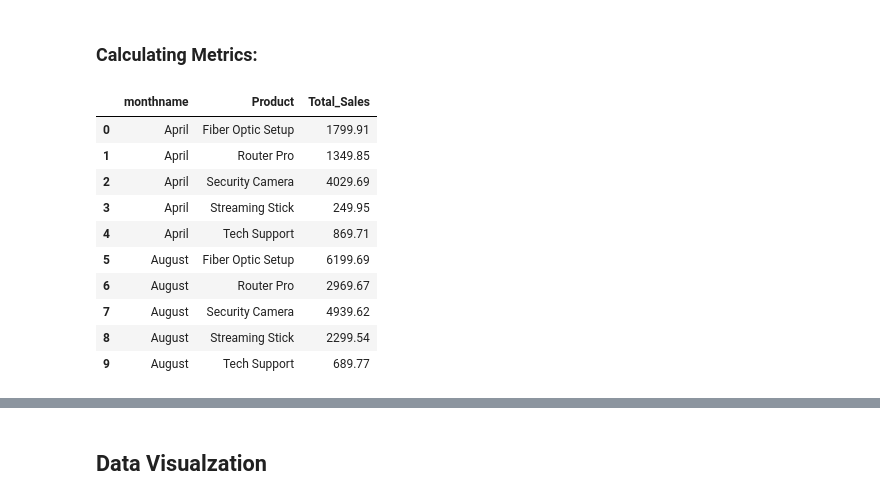
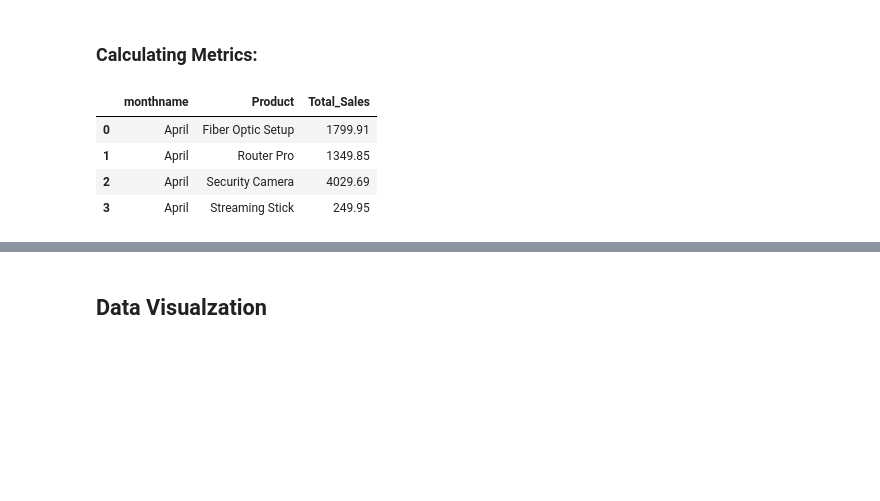
Before and after one commit to Mohith-151/week5-project, a Jupyter notebook: customer_analysis.ipynb, the cells around one changed output, grey strips where cells are left out. Saved outputs shown, nothing was run; the diff lists cells and outputs as text; code cells hidden in the pictures; blank space fills up the shorter version.

```diff
--- a/customer_analysis.ipynb
+++ b/customer_analysis.ipynb
@@ -104,18 +105,12 @@ stayed_customer = mdf[mdf['Churn']== 'No'].groupby('CustomerID')['Total_Sales'].
 # %%
 #to find best selling product monthly
 prd_sales = mdf.groupby(['monthname', 'Product'])['Total_Sales'].sum().reset_index()
-prd_sales.head(10)
+prd_sales.head(4)
 # %% [output]
 |  | monthname | Product | Total_Sales |
 | 0 | April | Fiber Optic Setup | 1799.91 |
 | 1 | April | Router Pro | 1349.85 |
 | 2 | April | Security Camera | 4029.69 |
 | 3 | April | Streaming Stick | 249.95 |
-| 4 | April | Tech Support | 869.71 |
-| 5 | August | Fiber Optic Setup | 6199.69 |
-| 6 | August | Router Pro | 2969.67 |
-| 7 | August | Security Camera | 4939.62 |
-| 8 | August | Streaming Stick | 2299.54 |
-| 9 | August | Tech Support | 689.77 |
 # %%
 bestSellingPrdt_monthly = prd_sales.sort_values(by='Total_Sales', ascending=False).drop_duplicates('monthname')
```
Also changed, not shown: parts of 9 cells of this notebook.
